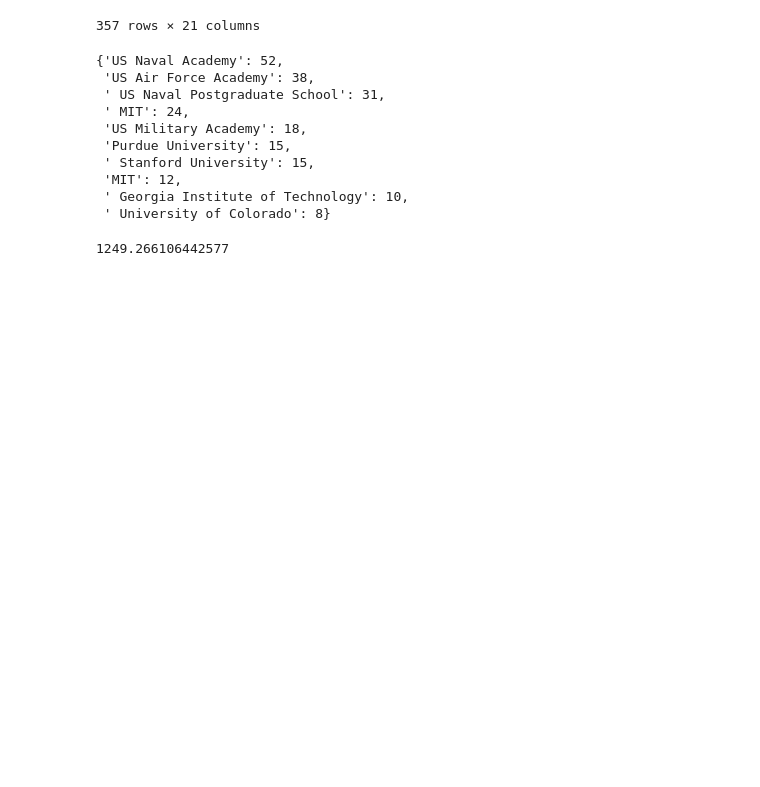
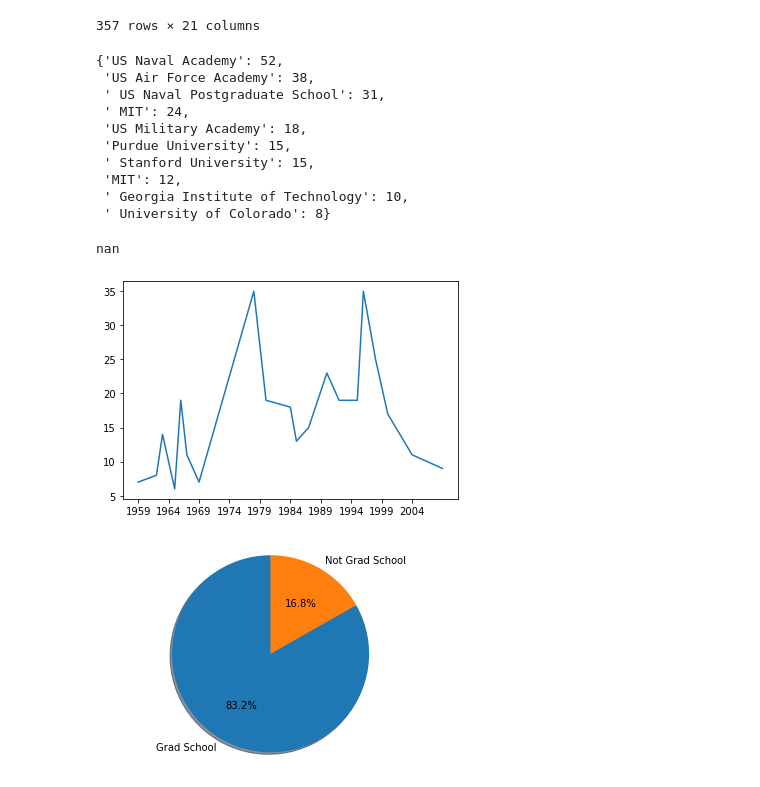
Before and after one commit to olincollege/Project1_Erhardt1, a Jupyter notebook: Makenzi_Notebook-Copy1.ipynb, the cells around one changed output. Saved outputs shown, nothing was run; the diff lists cells and outputs as text; code cells hidden in the pictures; blank space fills up the shorter version.

Commit message:
start making plots for astronauts vs year and post-grad studies % in functions.py

```diff
--- a/Makenzi_Notebook-Copy1.ipynb
+++ b/Makenzi_Notebook-Copy1.ipynb
@@ -344,8 +344,25 @@ f.tops(new, 10)
 # %%
 gender_military, gender_occurrence_name = f.gender_military(nasa_astronaut_dataset)
 
 f.most_space_walks(nasa_astronaut_dataset)
 
-f.average(nasa_astronaut_dataset)
+f.frequency(nasa_astronaut_dataset,1)
+
+
+f.plot_astronauts_vs_time(nasa_astronaut_dataset)
+
+
+import math
+
+grad_or_not = list(nasa_astronaut_dataset.iloc[:,9])
+
+print(grad_or_not[355])
+
+type(grad_or_not[354])
+
+
+f.grad_school_vs_not_grad_school(nasa_astronaut_dataset)
 # %% [output]
-1249.266106442577
+nan
+[figure, added]
+[figure, added]
```
Also changed, not shown: 1 other file.
